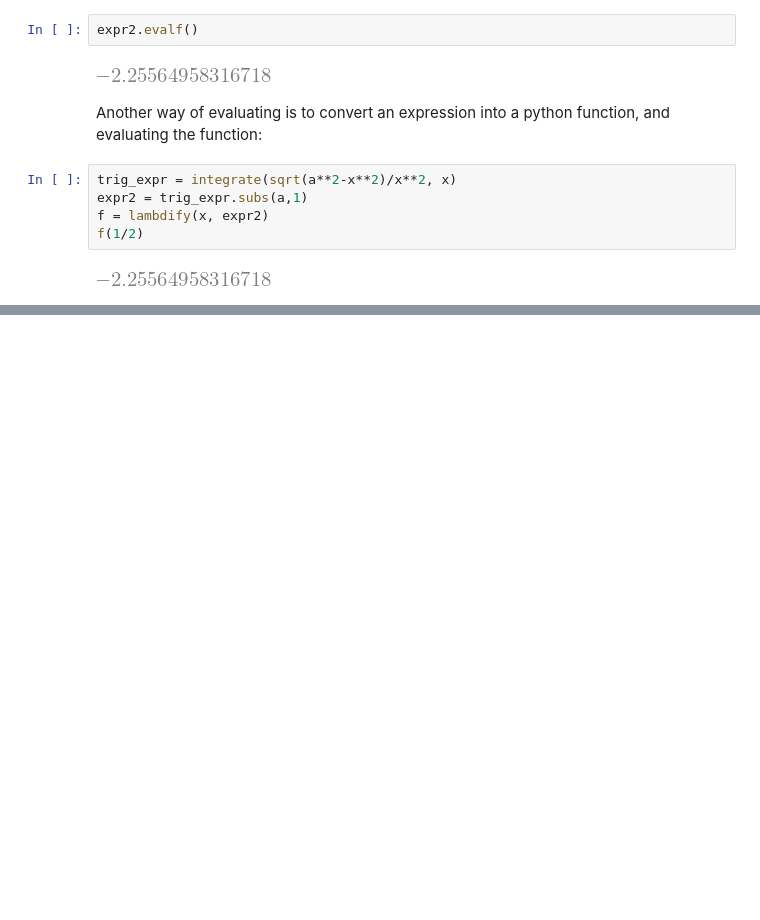
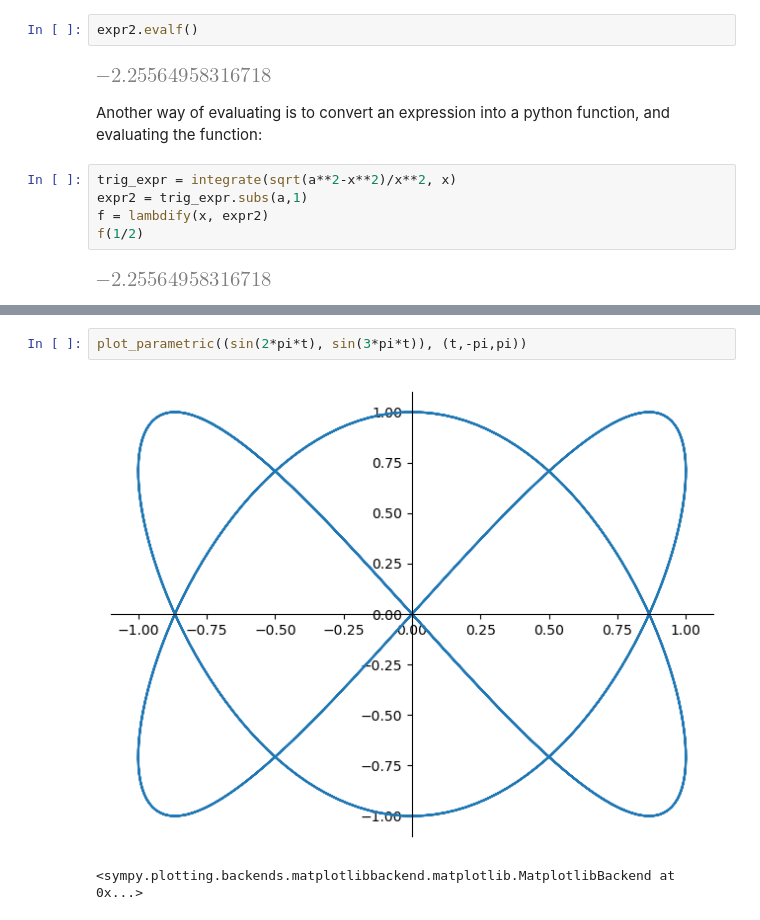
Before and after one commit to bourdin/MATH1MP3Fall2025, a Jupyter notebook: Edited_in_class/18-1 sympy.ipynb, the cells around one changed output, grey strips where cells are left out. Drawn from its saved outputs; the diff is of its cells as text; blank space fills up the shorter version.

```diff
--- a/Edited_in_class/18-1 sympy.ipynb
+++ b/Edited_in_class/18-1 sympy.ipynb
@@ -304,0 +326,5 @@ ax.legend()
+# %%
+plot_parametric((sin(2*pi*t), sin(3*pi*t)), (t,-pi,pi))
+# %% [output]
+[figure, added]
+<sympy.plotting.backends.matplotlibbackend.matplotlib.MatplotlibBackend at 0x...>
```
Also changed, not shown: parts of 22 cells of this notebook, 3 other files.
